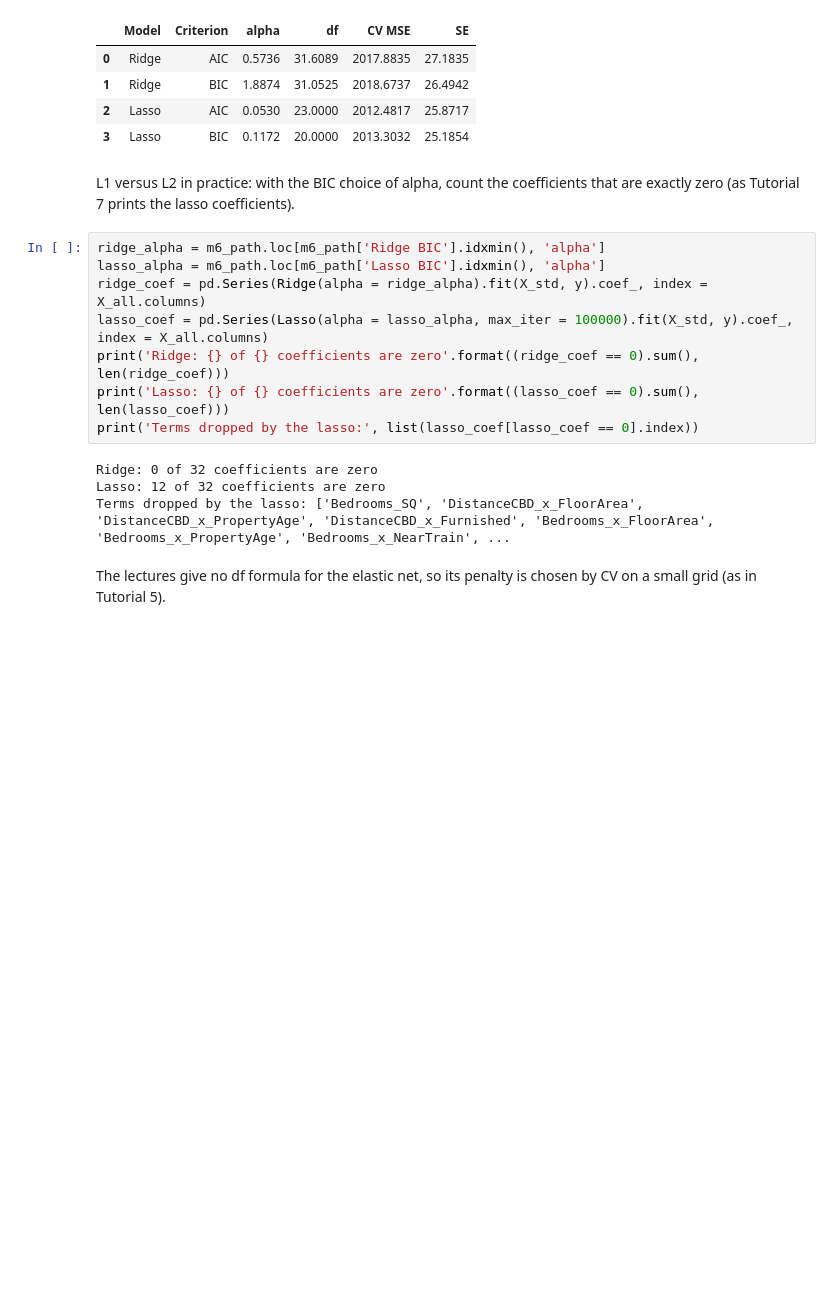
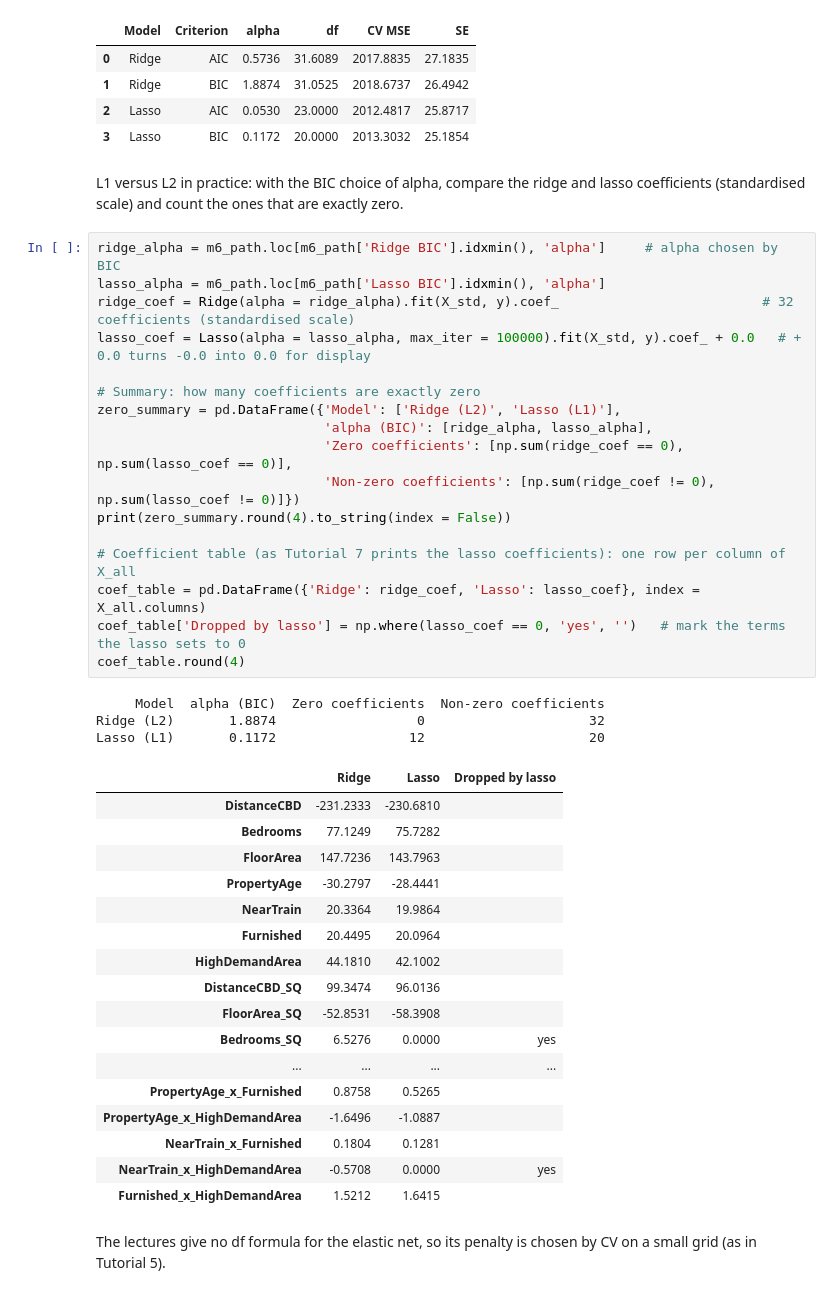
Before and after one commit to QingXueli/qbus2820, a Jupyter notebook: SID_Assignment1_implementation.ipynb, the cells around one changed output. Drawn from its saved outputs; the diff is of its cells as text; blank space fills up the shorter version.

Commit message:
M6: show ridge vs lasso coefficients and zero counts as tables
Co-Authored-By: Claude Opus 5.5 <noreply@anthropic.com>
Claude-Session: https://claude.ai/code/session_01EBVknjHKcdqYfCbgwhmvJF

```diff
--- a/SID_Assignment1_implementation.ipynb
+++ b/SID_Assignment1_implementation.ipynb
@@ -931,20 +931,46 @@ pd.DataFrame(m6_summary).round(4)
 | 2 | Lasso | AIC | 0.0530 | 23.0000 | 2012.4817 | 25.8717 |
 | 3 | Lasso | BIC | 0.1172 | 20.0000 | 2013.3032 | 25.1854 |
 # %% [markdown]
-L1 versus L2 in practice: with the BIC choice of alpha, count the coefficients that are exactly zero (as Tutorial 7 prints
-the lasso coefficients).
+L1 versus L2 in practice: with the BIC choice of alpha, compare the ridge and lasso coefficients (standardised scale) and
+count the ones that are exactly zero.
-# %%
-ridge_alpha = m6_path.loc[m6_path['Ridge BIC'].idxmin(), 'alpha']
-lasso_alpha = m6_path.loc[m6_path['Lasso BIC'].idxmin(), 'alpha']
-ridge_coef = pd.Series(Ridge(alpha = ridge_alpha).fit(X_std, y).coef_, index = X_all.columns)
-lasso_coef = pd.Series(Lasso(alpha = lasso_alpha, max_iter = 100000).fit(X_std, y).coef_, index = X_all.columns)
-print('Ridge: {} of {} coefficients are zero'.format((ridge_coef == 0).sum(), len(ridge_coef)))
-print('Lasso: {} of {} coefficients are zero'.format((lasso_coef == 0).sum(), len(lasso_coef)))
-print('Terms dropped by the lasso:', list(lasso_coef[lasso_coef == 0].index))
-# %% [output]
-Ridge: 0 of 32 coefficients are zero
-Lasso: 12 of 32 coefficients are zero
-Terms dropped by the lasso: ['Bedrooms_SQ', 'DistanceCBD_x_FloorArea', 'DistanceCBD_x_PropertyAge', 'DistanceCBD_x_Furnished', 'Bedrooms_x_FloorArea', 'Bedrooms_x_PropertyAge', 'Bedrooms_x_NearTrain', ...
+# %%
+ridge_alpha = m6_path.loc[m6_path['Ridge BIC'].idxmin(), 'alpha']     # alpha chosen by BIC
+lasso_alpha = m6_path.loc[m6_path['Lasso BIC'].idxmin(), 'alpha']
+ridge_coef = Ridge(alpha = ridge_alpha).fit(X_std, y).coef_                          # 32 coefficients (standardised scale)
+lasso_coef = Lasso(alpha = lasso_alpha, max_iter = 100000).fit(X_std, y).coef_ + 0.0   # + 0.0 turns -0.0 into 0.0 for display
+
+# Summary: how many coefficients are exactly zero
+zero_summary = pd.DataFrame({'Model': ['Ridge (L2)', 'Lasso (L1)'],
+                             'alpha (BIC)': [ridge_alpha, lasso_alpha],
+                             'Zero coefficients': [np.sum(ridge_coef == 0), np.sum(lasso_coef == 0)],
+                             'Non-zero coefficients': [np.sum(ridge_coef != 0), np.sum(lasso_coef != 0)]})
+print(zero_summary.round(4).to_string(index = False))
+
+# Coefficient table (as Tutorial 7 prints the lasso coefficients): one row per column of X_all
+coef_table = pd.DataFrame({'Ridge': ridge_coef, 'Lasso': lasso_coef}, index = X_all.columns)
+coef_table['Dropped by lasso'] = np.where(lasso_coef == 0, 'yes', '')   # mark the terms the lasso sets to 0
+coef_table.round(4)
+# %% [output]
+     Model  alpha (BIC)  Zero coefficients  Non-zero coefficients
+Ridge (L2)       1.8874                  0                     32
+Lasso (L1)       0.1172                 12                     20
+|  | Ridge | Lasso | Dropped by lasso |
+| DistanceCBD | -231.2333 | -230.6810 |  |
+| Bedrooms | 77.1249 | 75.7282 |  |
+| FloorArea | 147.7236 | 143.7963 |  |
+| PropertyAge | -30.2797 | -28.4441 |  |
+| NearTrain | 20.3364 | 19.9864 |  |
+| Furnished | 20.4495 | 20.0964 |  |
+| HighDemandArea | 44.1810 | 42.1002 |  |
+| DistanceCBD_SQ | 99.3474 | 96.0136 |  |
+| FloorArea_SQ | -52.8531 | -58.3908 |  |
+| Bedrooms_SQ | 6.5276 | 0.0000 | yes |
+| ... | ... | ... | ... |
+| PropertyAge_x_Furnished | 0.8758 | 0.5265 |  |
+| PropertyAge_x_HighDemandArea | -1.6496 | -1.0887 |  |
+| NearTrain_x_Furnished | 0.1804 | 0.1281 |  |
+| NearTrain_x_HighDemandArea | -0.5708 | 0.0000 | yes |
+| Furnished_x_HighDemandArea | 1.5212 | 1.6415 |  |
 # %% [markdown]
 The lectures give no df formula for the elastic net, so its penalty is chosen by CV on a small grid (as in Tutorial 5).
 # %%
```
Also changed, not shown: parts of 1 cell of this notebook, 1 other file.
